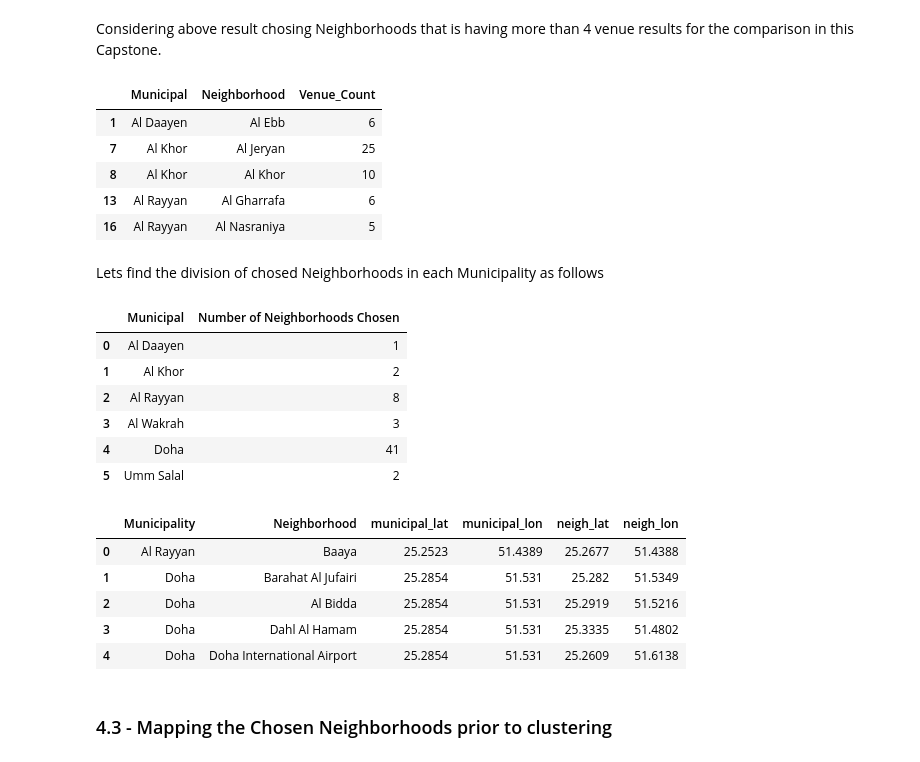
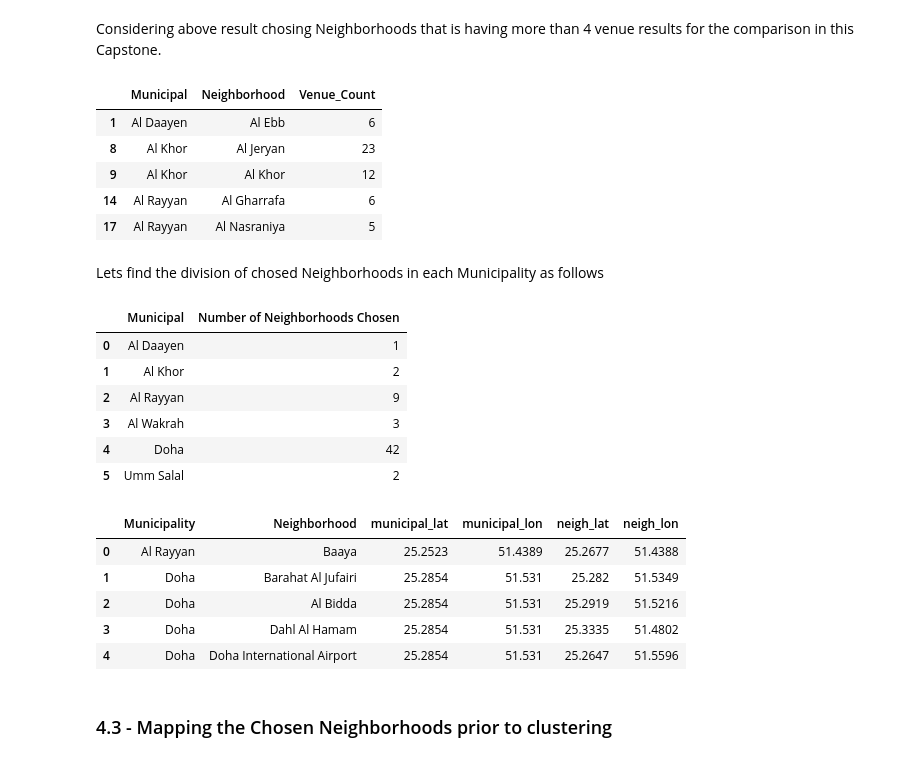
Before and after one commit to Prasanna-Wijeratne/Coursera_Capstone, a Jupyter notebook: IBM_Data_Science_Capstone_notebook.ipynb, the cells around one changed output. Saved outputs shown, nothing was run; the diff lists cells and outputs as text; code cells hidden in the pictures.

```diff
--- a/IBM_Data_Science_Capstone_notebook.ipynb
+++ b/IBM_Data_Science_Capstone_notebook.ipynb
@@ -78,7 +79,7 @@ The following **'*get_qatar_coordinates function*'**  is defined to obtain coord
 def get_qatar_coordinates(place_list):
     #setting the local parameters
 
-    my_API = ''
+    my_API = 'AIzaSyA89ZWFERNIinUewjJAPJ7J88PC4RTfsnM'
     address = 'Qatar'
     geolocator = GoogleV3(api_key=my_API)
     lat_dic = dict()
@@ -742,15 +839,15 @@ print('---> The number of Neighborhoods with more venue results than Mode is {}.
 # %% [markdown]
 Considering above result chosing  Neighborhoods that is having more than 4 venue results for the comparison in this Capstone.
 # %%
-qatar_venues_grouped_filtered = qatar_venues_grouped[qatar_venues_grouped['Venue_Count']>qatar_venues_grouped['Venue_Count'].mode()[1]]
+qatar_venues_grouped_filtered = qatar_venues_grouped[qatar_venues_grouped['Venue_Count']>qatar_venues_grouped['Venue_Count'].mode()[0]]
 qatar_venues_grouped_filtered.head()
 # %% [output]
 |  | Municipal | Neighborhood | Venue_Count |
 | 1 | Al Daayen | Al Ebb | 6 |
-| 7 | Al Khor | Al Jeryan | 25 |
-| 8 | Al Khor | Al Khor | 10 |
-| 13 | Al Rayyan | Al Gharrafa | 6 |
-| 16 | Al Rayyan | Al Nasraniya | 5 |
+| 8 | Al Khor | Al Jeryan | 23 |
+| 9 | Al Khor | Al Khor | 12 |
+| 14 | Al Rayyan | Al Gharrafa | 6 |
+| 17 | Al Rayyan | Al Nasraniya | 5 |
 # %% [markdown]
 Lets find the division of chosed Neighborhoods in each Municipality as follows
 # %%
@@ -761,9 +858,9 @@ df_temp
 |  | Municipal | Number of Neighborhoods Chosen |
 | 0 | Al Daayen | 1 |
 | 1 | Al Khor | 2 |
-| 2 | Al Rayyan | 8 |
+| 2 | Al Rayyan | 9 |
 | 3 | Al Wakrah | 3 |
-| 4 | Doha | 41 |
+| 4 | Doha | 42 |
 | 5 | Umm Salal | 2 |
 # %%
 df_admindiv_chosen = df_admindiv[df_admindiv['Neighborhood'].isin(qatar_venues_grouped_filtered['Neighborhood'])].reset_index(drop=True)
@@ -774,7 +871,7 @@ df_admindiv_chosen.head()
 | 1 | Doha | Barahat Al Jufairi | 25.2854 | 51.531 | 25.282 | 51.5349 |
 | 2 | Doha | Al Bidda | 25.2854 | 51.531 | 25.2919 | 51.5216 |
 | 3 | Doha | Dahl Al Hamam | 25.2854 | 51.531 | 25.3335 | 51.4802 |
-| 4 | Doha | Doha International Airport | 25.2854 | 51.531 | 25.2609 | 51.6138 |
+| 4 | Doha | Doha International Airport | 25.2854 | 51.531 | 25.2647 | 51.5596 |
 # %% [markdown]
 ### 4.3 - Mapping the Chosen Neighborhoods prior to clustering
 # %%
```
Also changed, not shown: parts of 44 cells of this notebook.
